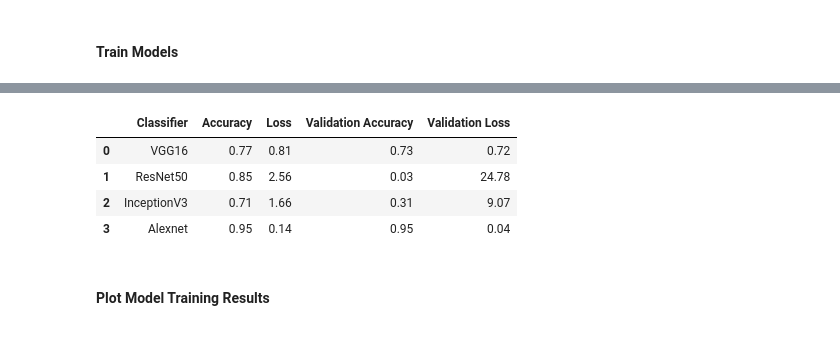
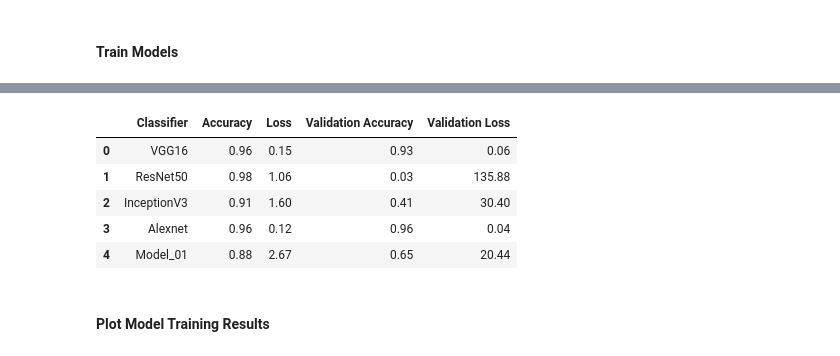
Before and after one commit to CSML1010-3-2020/CSML1020-CourseProject, a Jupyter notebook: Plant_Disease_Detection_Augm_Model_Eval.ipynb, the cells around one changed output, grey strips where cells are left out. Cells and saved outputs as stored; diff of their text form; code cells hidden in the pictures.

Commit message:
Model eval with all data.

```diff
--- a/Plant_Disease_Detection_Augm_Model_Eval.ipynb
+++ b/Plant_Disease_Detection_Augm_Model_Eval.ipynb
@@ -286,11 +297,12 @@ Epoch 3/3
 # %% [markdown]
 #### Load Train Image Data with Best Augmentation Filters
 # %%
-train_datagen = ImageDataGenerator(rescale=1./255, shear_range=0.2, zoom_range=0.2, width_shift_range=0.2, height_shift_range=0.2, fill_mode='nearest')
+# train_datagen = ImageDataGenerator(rescale=1./255, shear_range=0.2, zoom_range=0.2, width_shift_range=0.2, height_shift_range=0.2, fill_mode='nearest')
+train_datagen = ImageDataGenerator(rescale=1./255, shear_range=0.2, fill_mode='nearest')
 valid_datagen = ImageDataGenerator(rescale=1./255)
 
 # batch_size = 128
-batch_size = 48
+batch_size = 32
 training_set = train_datagen.flow_from_directory(dataDirTrain, target_size=(224, 224), batch_size=batch_size, class_mode='categorical')
 valid_set = valid_datagen.flow_from_directory(dataDirValidate, target_size=(224, 224), batch_size=batch_size, class_mode='categorical')
 
@@ -312,22 +324,28 @@ from keras.applications import InceptionV3
 from keras.applications.resnet50 import ResNet50
 
 # Initialize Models
-model_ids = ['VGG16', 'ResNet50', 'InceptionV3', 'Alexnet']
+model_ids = ['VGG16', 'ResNet50', 'InceptionV3', 'Alexnet', 'Model_01']
 models = [
     get_model(VGG16(include_top=False,input_shape=(224,224,3))),
     get_model(ResNet50(include_top=False,input_shape=(224,224,3))),
     get_model(InceptionV3(include_top=False,input_shape=(224,224,3))),
     get_alexnet_model(),
+    get_model_01(),
 ]
+
+# model_ids = ['Model_01']
+# models = [
+#     get_model_01(),
+# ]
 # %% [markdown]
 #### Visualize Model Layers
 # %%
-from IPython.display import SVG
-from keras.utils.vis_utils import model_to_dot
+# from IPython.display import SVG
+# from keras.utils.vis_utils import model_to_dot
 
-# Print Model Layers
-for classifier, model_id in zip(models, model_ids):
-    print('Visualization of Layers for: ', model_id, ' base Model with Transfer Learning')
-    print('')
-    display(SVG(model_to_dot(classifier, show_shapes=True, show_layer_names=False, dpi=70, rankdir='TB').create(prog='dot', format='svg')))
-    print('')
+# # Print Model Layers
+# for classifier, model_id in zip(models, model_ids):
+#     print('Visualization of Layers for: ', model_id, ' base Model with Transfer Learning')
+#     print('')
+#     display(SVG(model_to_dot(classifier, show_shapes=True, show_layer_names=False, dpi=70, rankdir='TB').create(prog='dot', format='svg')))
+#     print('')
@@ -345,10 +354,11 @@ Visualization of Layers for:  Alexnet  base Model with Transfer Learning
 # %%
 from keras.callbacks import ModelCheckpoint
 
-# checkpoint
+# checkpoint for Alexnet Model
 weightpath = "best_weights_9.hdf5"
 checkpoint = ModelCheckpoint(weightpath, monitor='val_acc', verbose=1, save_best_only=True, save_weights_only=True, mode='max')
 callbacks_list = [checkpoint]# checkpoint
+epochs = 3
 
 # Initialize function
 Save_Model_Benchmark("", "", False, True)
@@ -357,9 +367,9 @@ Save_Model_Benchmark("", "", False, True)
 histories = []
 for classifier, model_id in zip(models, model_ids):
     if model_id == 'Alexnet':
-        history = classifier.fit(training_set, steps_per_epoch=train_num//batch_size, validation_data=valid_set, epochs=3, validation_steps=valid_num//batch_size, callbacks=callbacks_list, )
+        history = classifier.fit(training_set, steps_per_epoch=train_num//batch_size, validation_data=valid_set, epochs=epochs, validation_steps=valid_num//batch_size, callbacks=callbacks_list, )
     else:
-          history = classifier.fit(training_set, steps_per_epoch=train_num//batch_size, validation_data=valid_set, epochs=3, validation_steps=valid_num//batch_size, )
+          history = classifier.fit(training_set, steps_per_epoch=train_num//batch_size, validation_data=valid_set, epochs=epochs, validation_steps=valid_num//batch_size, )
     Save_Model_Benchmark(model_id, history, False, False)
     histories.append(history)
 
@@ -385,8 +395,9 @@ Epoch 3/3
 |  | Classifier | Accuracy | Loss | Validation Accuracy | Validation Loss |
-| 0 | VGG16 | 0.77 | 0.81 | 0.73 | 0.72 |
-| 1 | ResNet50 | 0.85 | 2.56 | 0.03 | 24.78 |
-| 2 | InceptionV3 | 0.71 | 1.66 | 0.31 | 9.07 |
-| 3 | Alexnet | 0.95 | 0.14 | 0.95 | 0.04 |
+| 0 | VGG16 | 0.96 | 0.15 | 0.93 | 0.06 |
+| 1 | ResNet50 | 0.98 | 1.06 | 0.03 | 135.88 |
+| 2 | InceptionV3 | 0.91 | 1.60 | 0.41 | 30.40 |
+| 3 | Alexnet | 0.96 | 0.12 | 0.96 | 0.04 |
+| 4 | Model_01 | 0.88 | 2.67 | 0.65 | 20.44 |
 # %% [markdown]
 #### Plot Model Training Results
 # %%
```
Also changed, not shown: parts of 14 cells of this notebook.
